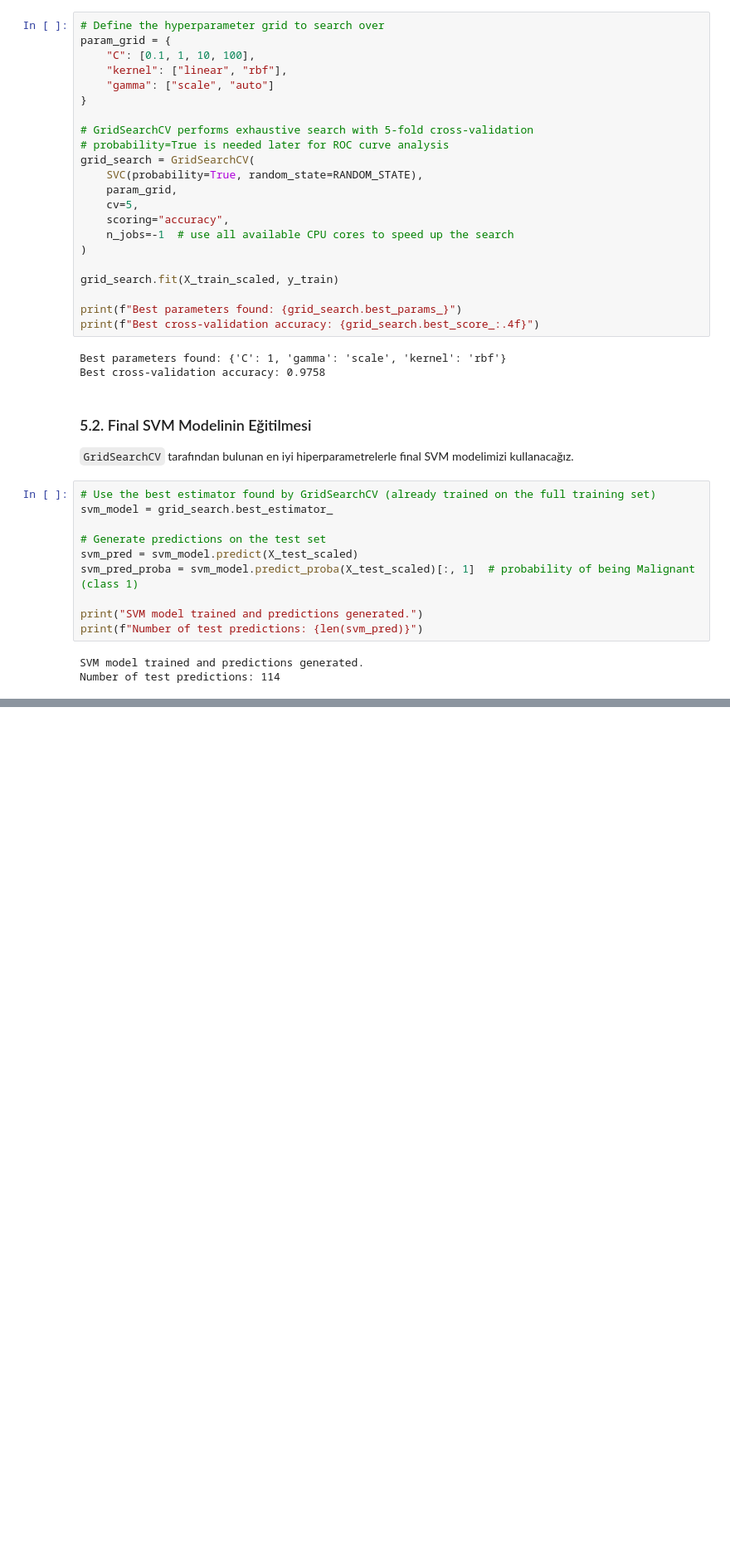
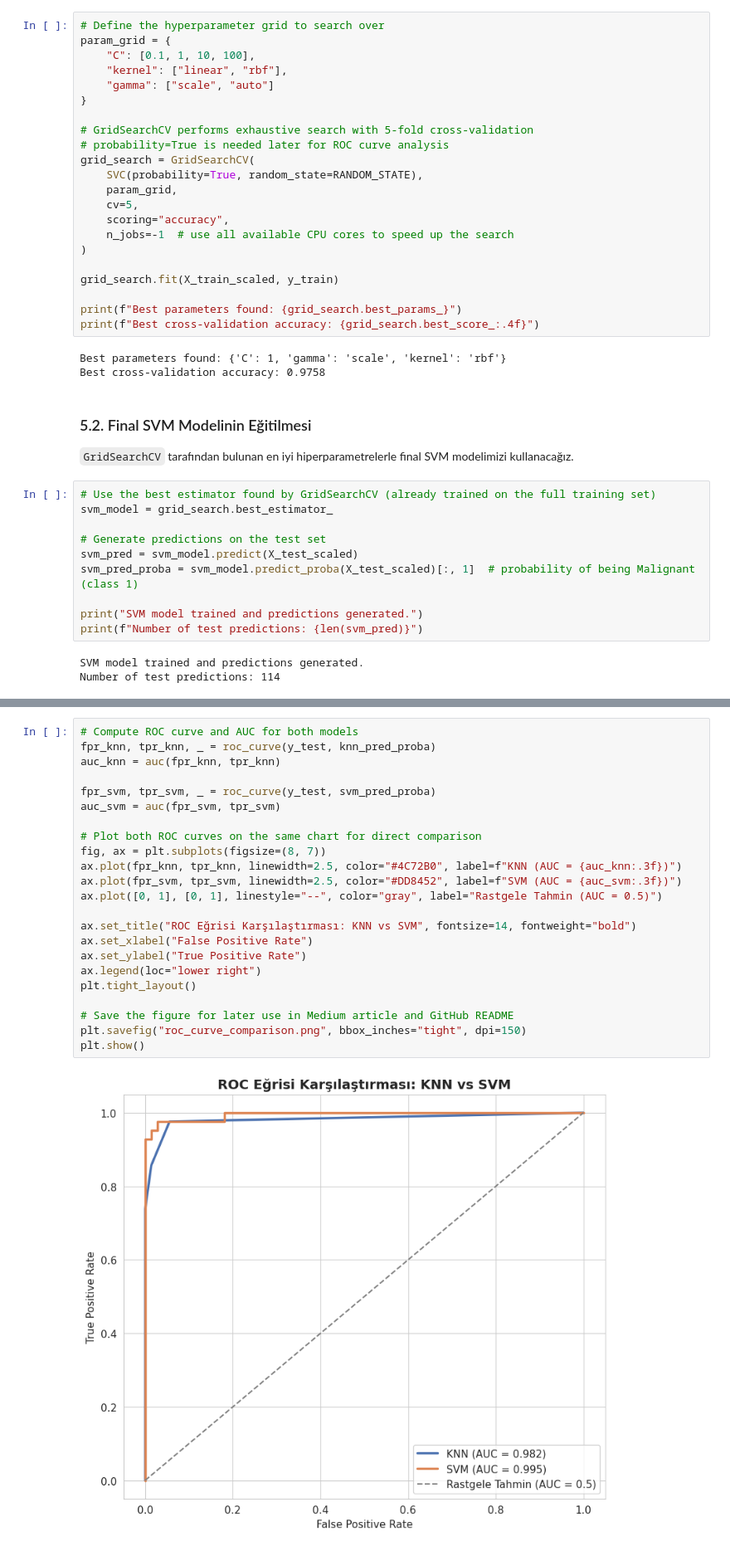
Before and after one commit to serdararici/breast-cancer-knn-svm-classification, a Jupyter notebook: Breast_Cancer_KNN_vs_SVM_HSD_Bootcamp.ipynb, the cells around one changed output, grey strips where cells are left out. Shown at 83% size. Saved outputs shown, nothing was run; the diff lists cells and outputs as text; blank space fills up the shorter version.

```diff
--- a/Breast_Cancer_KNN_vs_SVM_HSD_Bootcamp.ipynb
+++ b/Breast_Cancer_KNN_vs_SVM_HSD_Bootcamp.ipynb
@@ -469,0 +553,25 @@ Number of test predictions: 114
+# %%
+# Compute ROC curve and AUC for both models
+fpr_knn, tpr_knn, _ = roc_curve(y_test, knn_pred_proba)
+auc_knn = auc(fpr_knn, tpr_knn)
+
+fpr_svm, tpr_svm, _ = roc_curve(y_test, svm_pred_proba)
+auc_svm = auc(fpr_svm, tpr_svm)
+
+# Plot both ROC curves on the same chart for direct comparison
+fig, ax = plt.subplots(figsize=(8, 7))
+ax.plot(fpr_knn, tpr_knn, linewidth=2.5, color="#4C72B0", label=f"KNN (AUC = {auc_knn:.3f})")
+ax.plot(fpr_svm, tpr_svm, linewidth=2.5, color="#DD8452", label=f"SVM (AUC = {auc_svm:.3f})")
+ax.plot([0, 1], [0, 1], linestyle="--", color="gray", label="Rastgele Tahmin (AUC = 0.5)")
+
+ax.set_title("ROC Eğrisi Karşılaştırması: KNN vs SVM", fontsize=14, fontweight="bold")
+ax.set_xlabel("False Positive Rate")
+ax.set_ylabel("True Positive Rate")
+ax.legend(loc="lower right")
+plt.tight_layout()
+
+# Save the figure for later use in Medium article and GitHub README
+plt.savefig("roc_curve_comparison.png", bbox_inches="tight", dpi=150)
+plt.show()
+# %% [output]
+[figure, added]
```
Also changed, not shown: parts of 6 cells of this notebook.
